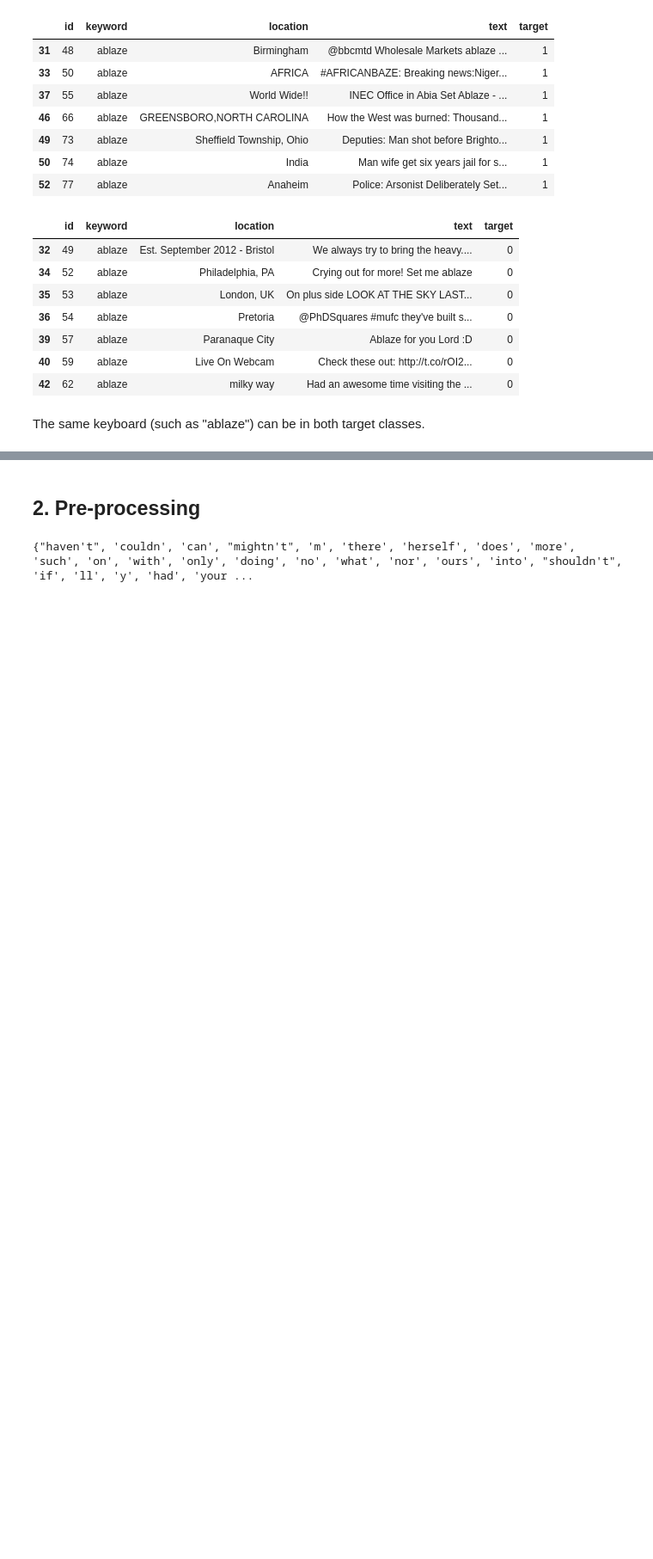
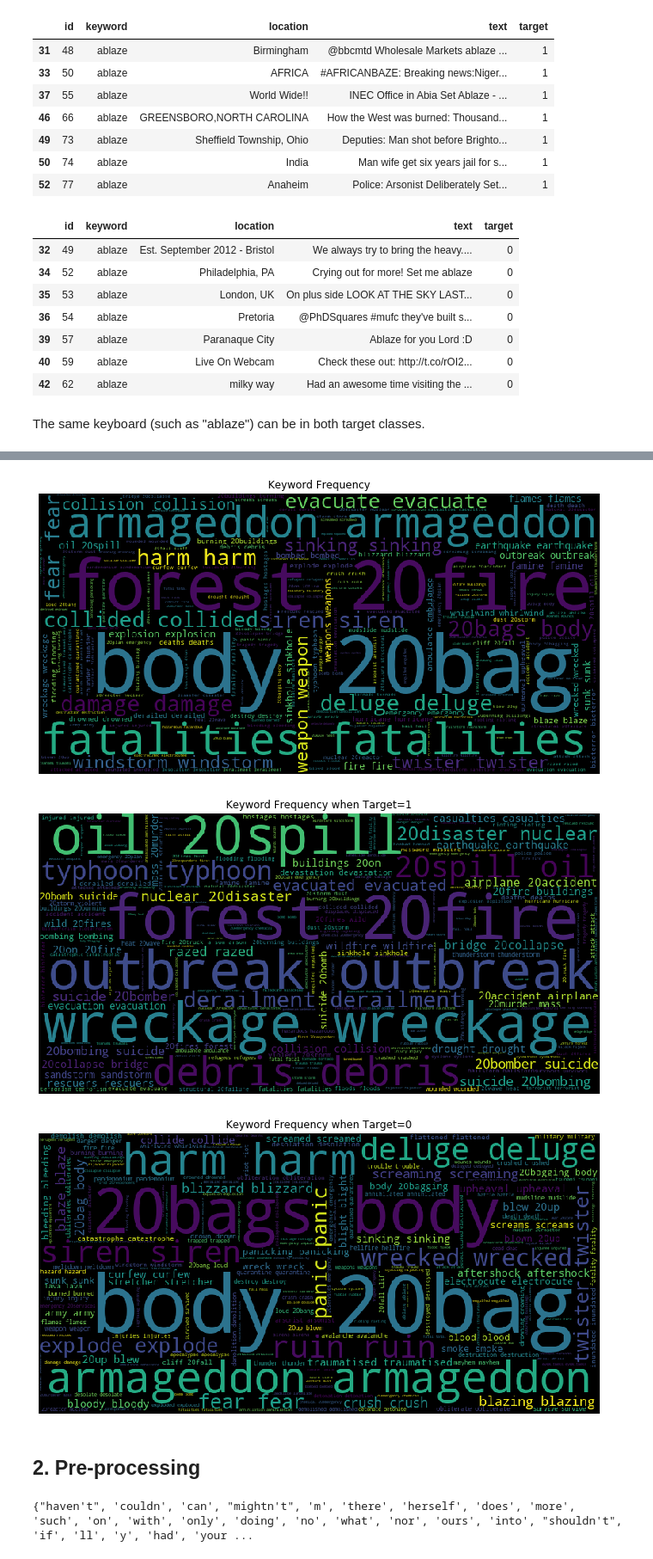
Before and after one commit to FJFard/NLP, a Jupyter notebook: Disaster Tweets/Real or Not Disaster Tweets.ipynb, the cells around one changed output, grey strips where cells are left out. Shown at 86% size. Drawn from its saved outputs; the diff is of its cells as text; code cells hidden in the pictures; blank space fills up the shorter version.

```diff
--- a/Disaster Tweets/Real or Not Disaster Tweets.ipynb
+++ b/Disaster Tweets/Real or Not Disaster Tweets.ipynb
@@ -195,3 +320,11 @@ The same keyboard (such as "ablaze") can be in both target classes.
+# %%
+show_wordcloud(train_df['keyword'], 'Keyword Frequency')
+show_wordcloud(train_df[train_df['target']==1]['keyword'], 'Keyword Frequency when Target=1')
+show_wordcloud(train_df[train_df['target']==0]['keyword'], 'Keyword Frequency when Target=0')
+# %% [output]
+[figure, added]
+[figure, added]
+[figure, added]
 # %% [markdown]
 ## 2. Pre-processing
 # %%
```
Also changed, not shown: parts of 16 cells of this notebook.
